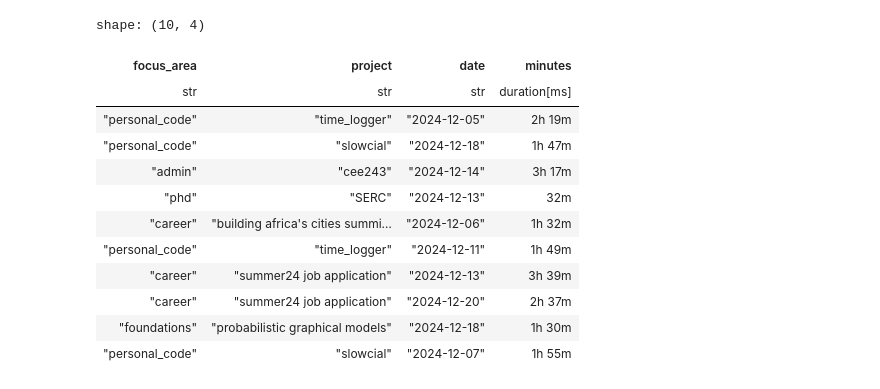
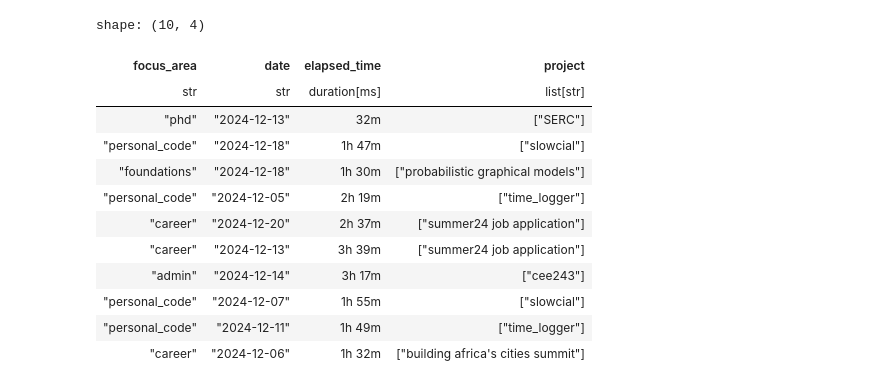
Before and after one commit to juliet29/time_logger, a Jupyter notebook: test.ipynb, the cells around one changed output. Drawn from its saved outputs; the diff is of its cells as text; code cells hidden in the pictures.

```diff
--- a/test.ipynb
+++ b/test.ipynb
@@ -22,19 +26,20 @@ from db_commands.read import read_all_entries, aggregate_focus_project_date
 # %%
 connection = connect_to_real_db(get_db_path())
 df = read_all_entries(connection)
 df_agg = aggregate_focus_project_date(df)
+df_agg = df_agg.group_by("focus_area", "date").agg([pl.col("elapsed_time").sum(), pl.col("project")])
 df_agg
 # %% [output]
 shape: (10, 4)
-| focus_area | project | date | minutes |
-| str | str | str | duration[ms] |
-| "personal_code" | "time_logger" | "2024-12-05" | 2h 19m |
-| "personal_code" | "slowcial" | "2024-12-18" | 1h 47m |
-| "admin" | "cee243" | "2024-12-14" | 3h 17m |
-| "phd" | "SERC" | "2024-12-13" | 32m |
-| "career" | "building africa's cities summi… | "2024-12-06" | 1h 32m |
-| "personal_code" | "time_logger" | "2024-12-11" | 1h 49m |
-| "career" | "summer24 job application" | "2024-12-13" | 3h 39m |
-| "career" | "summer24 job application" | "2024-12-20" | 2h 37m |
-| "foundations" | "probabilistic graphical models" | "2024-12-18" | 1h 30m |
-| "personal_code" | "slowcial" | "2024-12-07" | 1h 55m |
+| focus_area | date | elapsed_time | project |
+| str | str | duration[ms] | list[str] |
+| "phd" | "2024-12-13" | 32m | ["SERC"] |
+| "personal_code" | "2024-12-18" | 1h 47m | ["slowcial"] |
+| "foundations" | "2024-12-18" | 1h 30m | ["probabilistic graphical models"] |
+| "personal_code" | "2024-12-05" | 2h 19m | ["time_logger"] |
+| "career" | "2024-12-20" | 2h 37m | ["summer24 job application"] |
+| "career" | "2024-12-13" | 3h 39m | ["summer24 job application"] |
+| "admin" | "2024-12-14" | 3h 17m | ["cee243"] |
+| "personal_code" | "2024-12-07" | 1h 55m | ["slowcial"] |
+| "personal_code" | "2024-12-11" | 1h 49m | ["time_logger"] |
+| "career" | "2024-12-06" | 1h 32m | ["building africa's cities summit"] |
```
Also changed, not shown: parts of 21 cells of this notebook, 4 other files.
